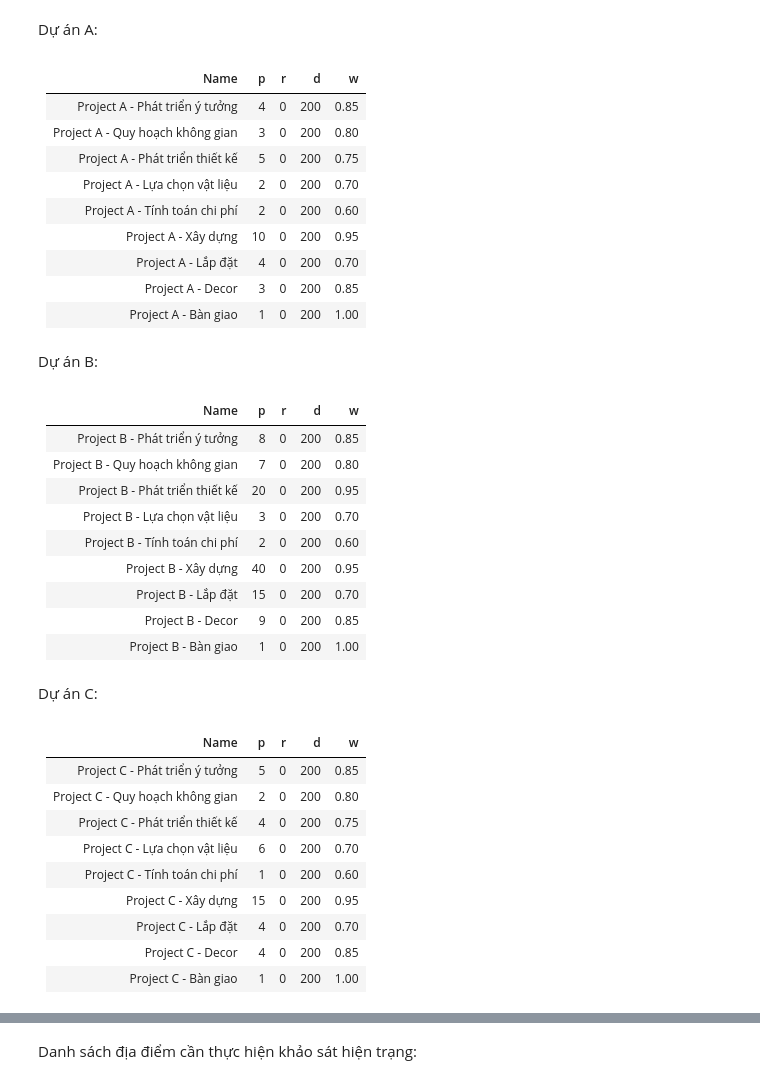
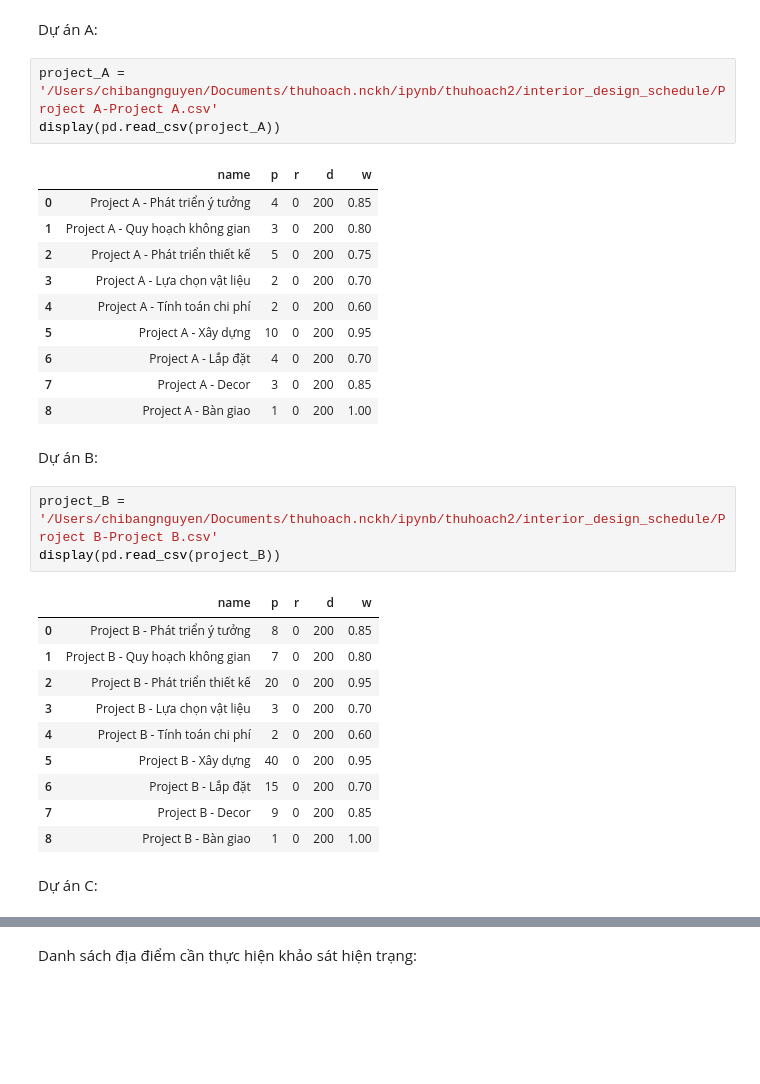
Before and after one commit to Bancie/thuhoach.nckh, a Jupyter notebook: ipynb/thuhoach2/Chạy số liệu minh hoạ bằng thư viện TiLearn.ipynb, the cells around one changed output, grey strips where cells are left out. Cells and saved outputs as stored; diff of their text form; blank space fills up the shorter version.

```diff
--- a/ipynb/thuhoach2/Chạy số liệu minh hoạ bằng thư viện TiLearn.ipynb
+++ b/ipynb/thuhoach2/Chạy số liệu minh hoạ bằng thư viện TiLearn.ipynb
@@ -184,43 +208,35 @@ Ngoài ra, studio còn phải thực hiện các công việc khảo sát hiện
 Giả sử ta có danh sách 3 dự án A, B và C sau
 # %% [markdown]
 Dự án A:
-# %% [markdown]
-| Name                             | p  | r  | d   | w    |
-|---------------------------------- |----|----|-----|------|
-| Project A - Phát triển ý tưởng    | 4  | 0  | 200 | 0.85 |
-| Project A - Quy hoạch không gian  | 3  | 0  | 200 | 0.80 |
-| Project A - Phát triển thiết kế   | 5  | 0  | 200 | 0.75 |
-| Project A - Lựa chọn vật liệu     | 2  | 0  | 200 | 0.70 |
-| Project A - Tính toán chi phí     | 2  | 0  | 200 | 0.60 |
-| Project A - Xây dựng              | 10 | 0  | 200 | 0.95 |
-| Project A - Lắp đặt               | 4  | 0  | 200 | 0.70 |
-| Project A - Decor                 | 3  | 0  | 200 | 0.85 |
-| Project A - Bàn giao              | 1  | 0  | 200 | 1.00 |
+# %%
+project_A = '/Users/chibangnguyen/Documents/thuhoach.nckh/ipynb/thuhoach2/interior_design_schedule/Project A-Project A.csv'
+display(pd.read_csv(project_A))
+# %% [output]
+|  | name | p | r | d | w |
+| 0 | Project A - Phát triển ý tưởng | 4 | 0 | 200 | 0.85 |
+| 1 | Project A - Quy hoạch không gian | 3 | 0 | 200 | 0.80 |
+| 2 | Project A - Phát triển thiết kế | 5 | 0 | 200 | 0.75 |
+| 3 | Project A - Lựa chọn vật liệu | 2 | 0 | 200 | 0.70 |
+| 4 | Project A - Tính toán chi phí | 2 | 0 | 200 | 0.60 |
+| 5 | Project A - Xây dựng | 10 | 0 | 200 | 0.95 |
+| 6 | Project A - Lắp đặt | 4 | 0 | 200 | 0.70 |
+| 7 | Project A - Decor | 3 | 0 | 200 | 0.85 |
+| 8 | Project A - Bàn giao | 1 | 0 | 200 | 1.00 |
 # %% [markdown]
 Dự án B:
-# %% [markdown]
-| Name                             | p  | r  | d   | w    |
-|---------------------------------- |----|----|-----|------|
-| Project B - Phát triển ý tưởng    | 8  | 0  | 200 | 0.85 |
-| Project B - Quy hoạch không gian  | 7  | 0  | 200 | 0.80 |
-| Project B - Phát triển thiết kế   | 20 | 0  | 200 | 0.95 |
-| Project B - Lựa chọn vật liệu     | 3  | 0  | 200 | 0.70 |
-| Project B - Tính toán chi phí     | 2  | 0  | 200 | 0.60 |
-| Project B - Xây dựng              | 40 | 0  | 200 | 0.95 |
-| Project B - Lắp đặt               | 15 | 0  | 200 | 0.70 |
-| Project B - Decor                 | 9  | 0  | 200 | 0.85 |
-| Project B - Bàn giao              | 1  | 0  | 200 | 1.00 |
+# %%
+project_B = '/Users/chibangnguyen/Documents/thuhoach.nckh/ipynb/thuhoach2/interior_design_schedule/Project B-Project B.csv'
+display(pd.read_csv(project_B))
+# %% [output]
+|  | name | p | r | d | w |
+| 0 | Project B - Phát triển ý tưởng | 8 | 0 | 200 | 0.85 |
+| 1 | Project B - Quy hoạch không gian | 7 | 0 | 200 | 0.80 |
+| 2 | Project B - Phát triển thiết kế | 20 | 0 | 200 | 0.95 |
+| 3 | Project B - Lựa chọn vật liệu | 3 | 0 | 200 | 0.70 |
+| 4 | Project B - Tính toán chi phí | 2 | 0 | 200 | 0.60 |
+| 5 | Project B - Xây dựng | 40 | 0 | 200 | 0.95 |
+| 6 | Project B - Lắp đặt | 15 | 0 | 200 | 0.70 |
+| 7 | Project B - Decor | 9 | 0 | 200 | 0.85 |
+| 8 | Project B - Bàn giao | 1 | 0 | 200 | 1.00 |
 # %% [markdown]
 Dự án C:
-# %% [markdown]
-| Name                             | p  | r  | d   | w    |
-|---------------------------------- |----|----|-----|------|
-| Project C - Phát triển ý tưởng    | 5  | 0  | 200 | 0.85 |
-| Project C - Quy hoạch không gian  | 2  | 0  | 200 | 0.80 |
-| Project C - Phát triển thiết kế   | 4  | 0  | 200 | 0.75 |
-| Project C - Lựa chọn vật liệu     | 6  | 0  | 200 | 0.70 |
-| Project C - Tính toán chi phí     | 1  | 0  | 200 | 0.60 |
-| Project C - Xây dựng              | 15 | 0  | 200 | 0.95 |
-| Project C - Lắp đặt               | 4  | 0  | 200 | 0.70 |
-| Project C - Decor                 | 4  | 0  | 200 | 0.85 |
-| Project C - Bàn giao              | 1  | 0  | 200 | 1.00 |
```
Also changed, not shown: parts of 16 cells of this notebook, 1 other file.
